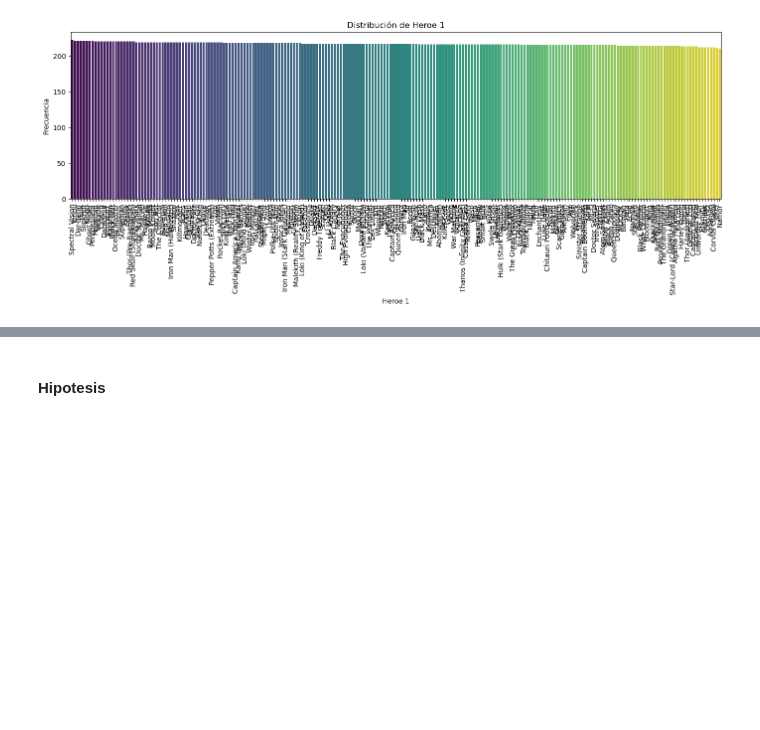
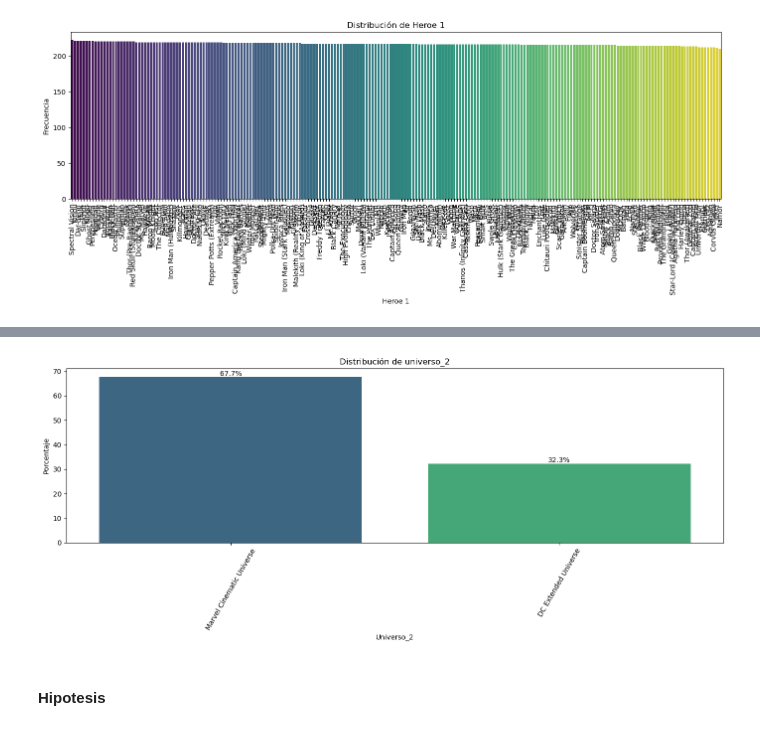
Before and after one commit to Lokhy87/Proyecto-Machine-Learning, a Jupyter notebook: EDA.ipynb, the cells around one changed output, grey strips where cells are left out. Saved outputs shown, nothing was run; the diff lists cells and outputs as text; code cells hidden in the pictures; blank space fills up the shorter version.

```diff
--- a/EDA.ipynb
+++ b/EDA.ipynb
@@ -281,3 +292,27 @@ plt.show()
+# %%
+# Generar la serie de valores contados
+serie = df_comics_pelis['Universe_2'].value_counts()
+
+# Calcular los porcentajes
+total = serie.sum()
+percentages = (serie / total) * 100
+
+# Crear el gráfico de barras
+plt.figure(figsize=(14, 6))
+sns.barplot(x=percentages.index, y=percentages, palette='viridis')
+plt.title('Distribución de universo_2')
+plt.xlabel('Universo_2')
+plt.ylabel('Porcentaje')
+plt.xticks(rotation=60)
+
+# Añadir etiquetas de porcentaje encima de las barras
+for index, value in enumerate(percentages):
+    plt.text(index, value + 0.5, f'{value:.1f}%', ha='center')
+
+plt.tight_layout()
+plt.show()
+# %% [output]
+[figure, added]
 # %% [markdown]
 #### Hipotesis
 # %% [markdown]
```
Also changed, not shown: parts of 3 cells of this notebook.
